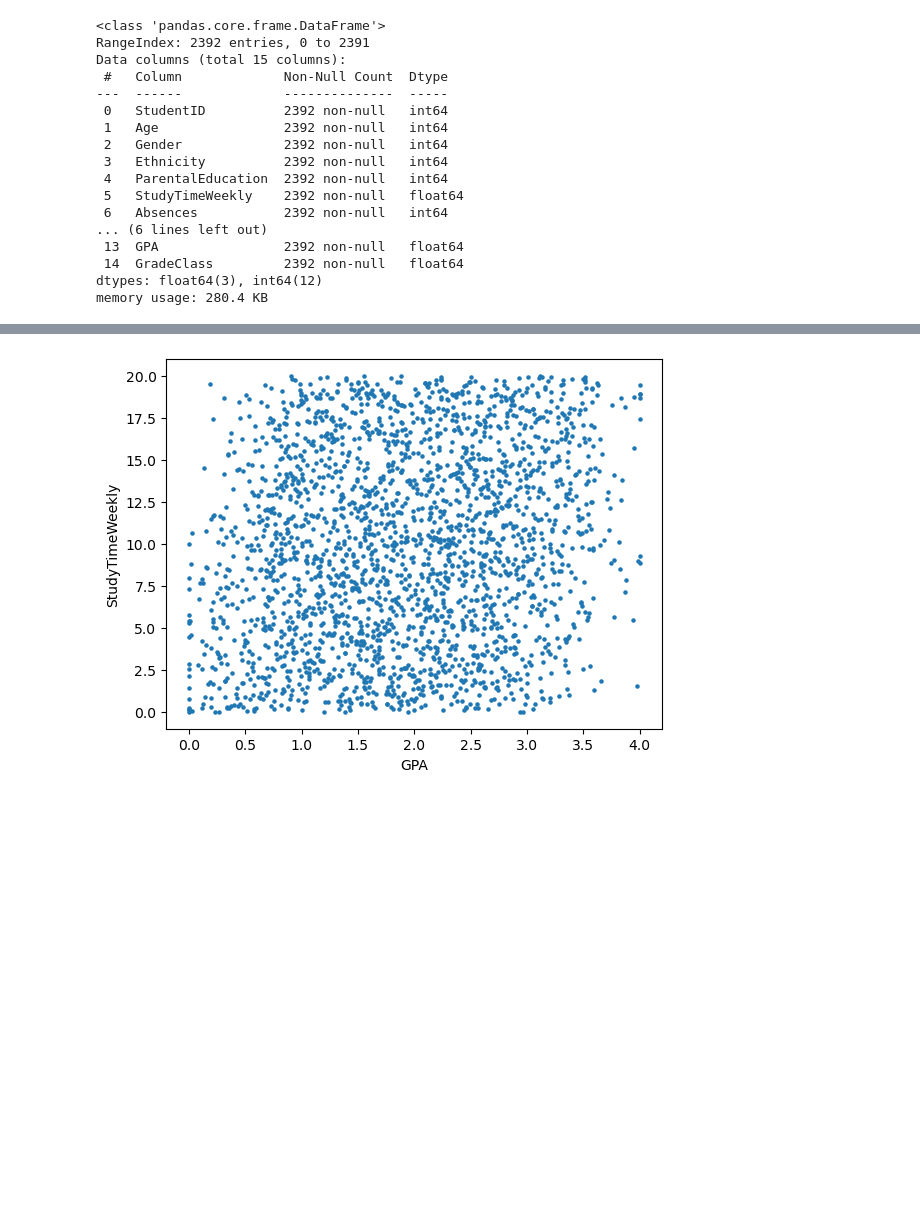
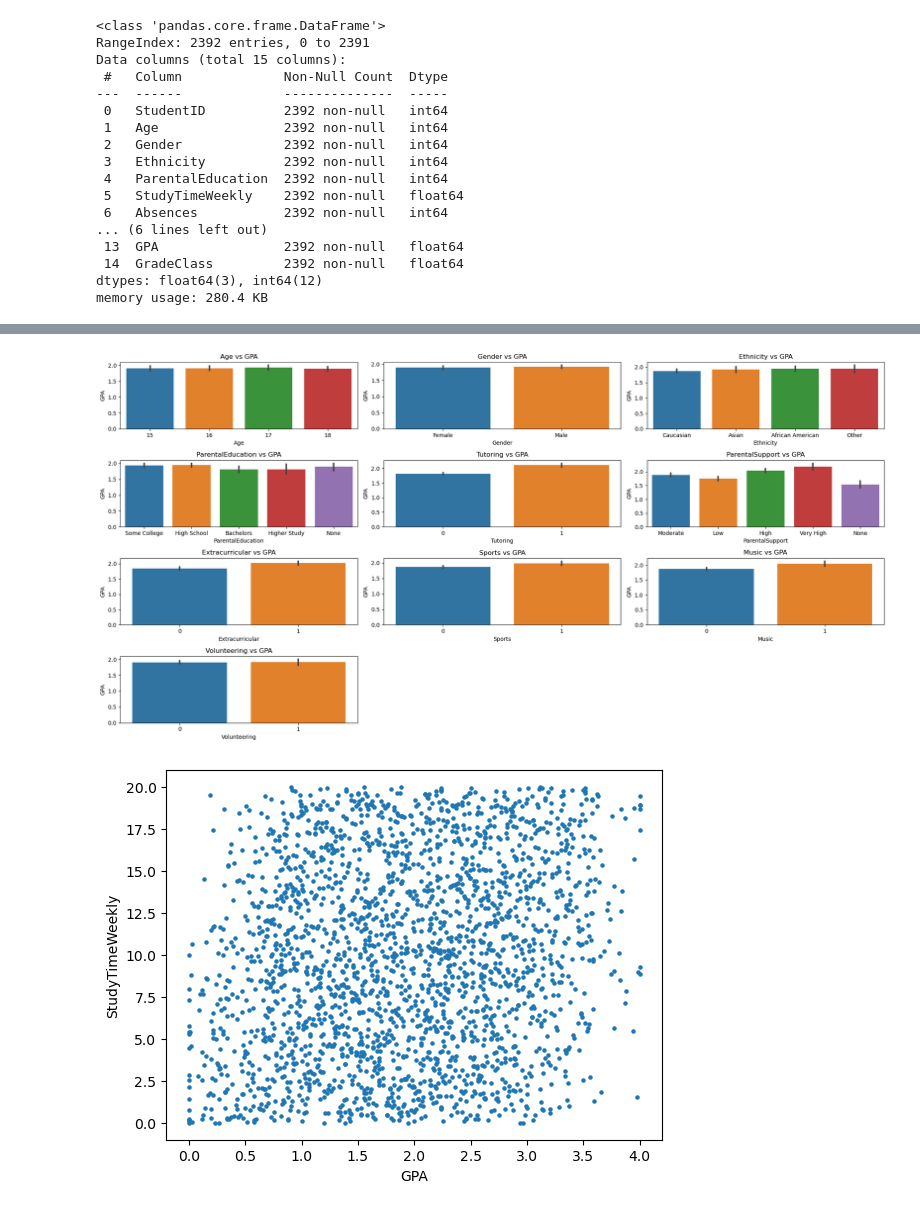
Before and after one commit to KCSchmutz/MLG382_Guided_Project_GroupX, a Jupyter notebook: MLG382_Guided_Project_GroupX_Notebook.ipynb, the cells around one changed output, grey strips where cells are left out. Drawn from its saved outputs; the diff is of its cells as text; code cells hidden in the pictures; blank space fills up the shorter version.

```diff
--- a/MLG382_Guided_Project_GroupX_Notebook.ipynb
+++ b/MLG382_Guided_Project_GroupX_Notebook.ipynb
@@ -82 +109,18 @@ sns.histplot(df["GPA"], kde = True)
+# %%
+#Looking at the distribution of the features
+# selecting categorical features
+# plotting the bar plots for each of the categorical features
+plt.figure(figsize=(20, 10))
+j=0
+for i in categorical_features:
+    plt.subplot(4, 3, j+1)
+    sns.barplot(x=i, y="GPA", data=df2)
+    plt.title(f"{i} vs GPA")
+    j+=1
+plt.tight_layout()
+plt.show()
+
+#From the barplots there could be pointed out that Gender and Volunteering have are more equally split atributes and could have an minimal impact on the GPA
+# %% [output]
+[figure, added]
 # %%
```
Also changed, not shown: parts of 17 cells of this notebook, 1 other file.
